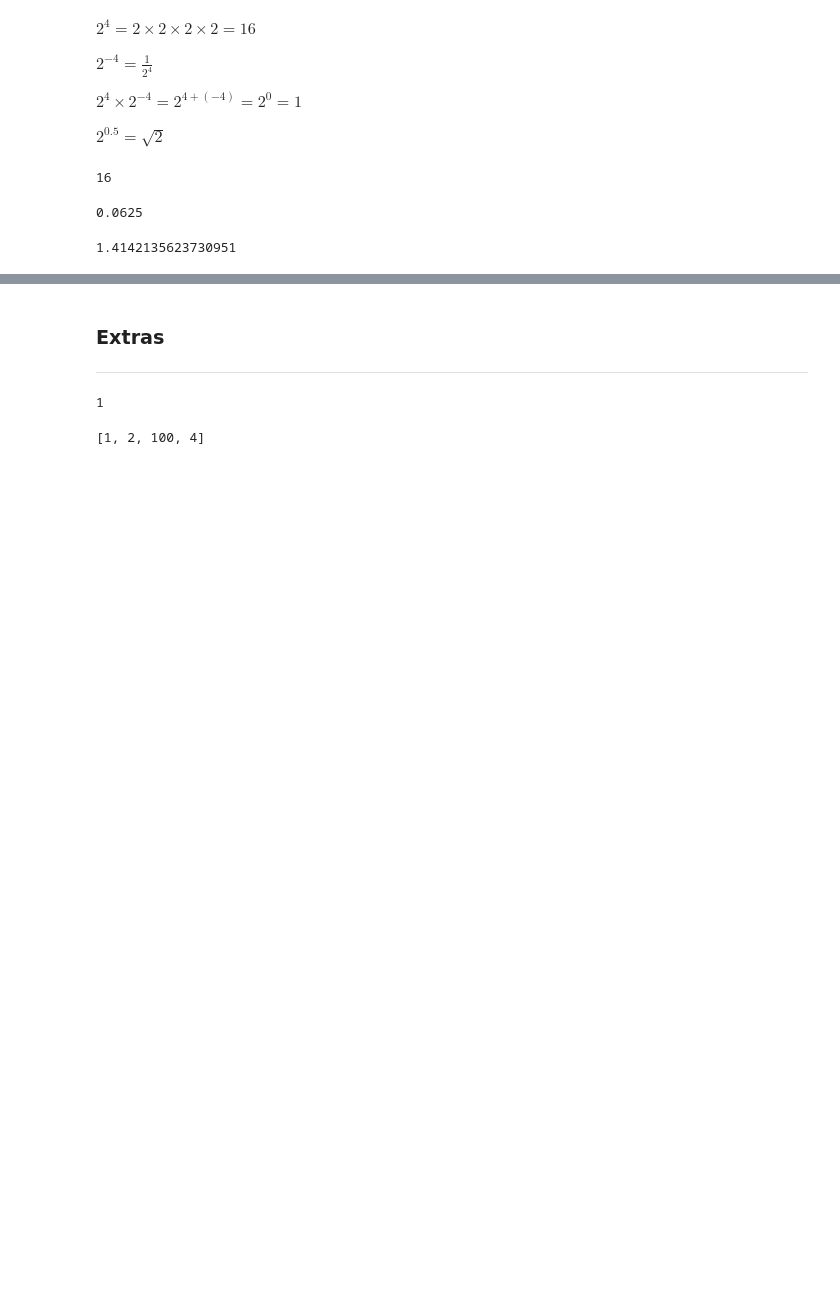
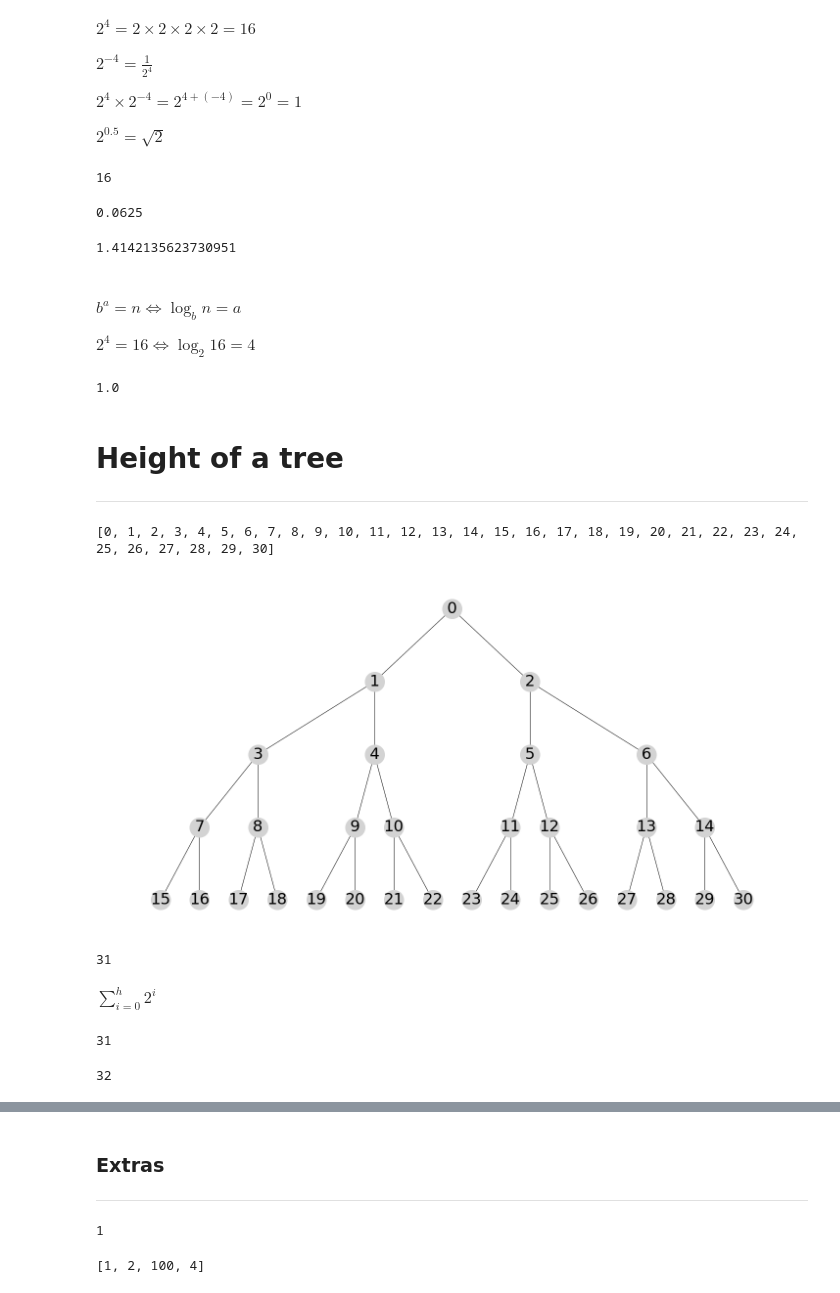
Before and after one commit to YassineJdair/GraphTheory_heapsort, a Jupyter notebook: HeapSort.ipynb, the cells around one changed output, grey strips where cells are left out. Cells and saved outputs as stored; diff of their text form; code cells hidden in the pictures; blank space fills up the shorter version.

```diff
--- a/HeapSort.ipynb
+++ b/HeapSort.ipynb
@@ -557,3 +557,9 @@ $ 2^{0.5} = \sqrt{2} $
 2**(0.5)
 # %% [output]
 1.4142135623730951
+# %% [markdown]
+<br>
+
+$ b^a = n \Leftrightarrow \log_b n = a $
+
+$ 2^4 = 16 \Leftrightarrow \log_2 16 = 4 $
@@ -559,0 +568,25 @@ $ 2^{0.5} = \sqrt{2} $
+# %%
+math.log(2,2)
+# %% [output]
+1.0
+# %% [markdown]
+# Height of a tree
+***
+# %%
+# Length of the list.
+n = 31
+# Create a list of length n.
+L = list(range(n))
+# Show the list.
+print(L)
+# Draw the tree from L.
+drawtree(L)
+# %% [output]
+[0, 1, 2, 3, 4, 5, 6, 7, 8, 9, 10, 11, 12, 13, 14, 15, 16, 17, 18, 19, 20, 21, 22, 23, 24, 25, 26, 27, 28, 29, 30]
+[figure, added]
+# %%
+2**0 + 2**1 + 2**2 + 2**3 + 2**4
+# %% [output]
+31
+# %% [markdown]
+$ \sum_{i=0}^h 2^i $
@@ -559,0 +599,8 @@ $ 2^{0.5} = \sqrt{2} $
+# %%
+max_list_length(4)
+# %% [output]
+31
+# %%
+2**5
+# %% [output]
+32
```
Also changed, not shown: parts of 24 cells of this notebook.
